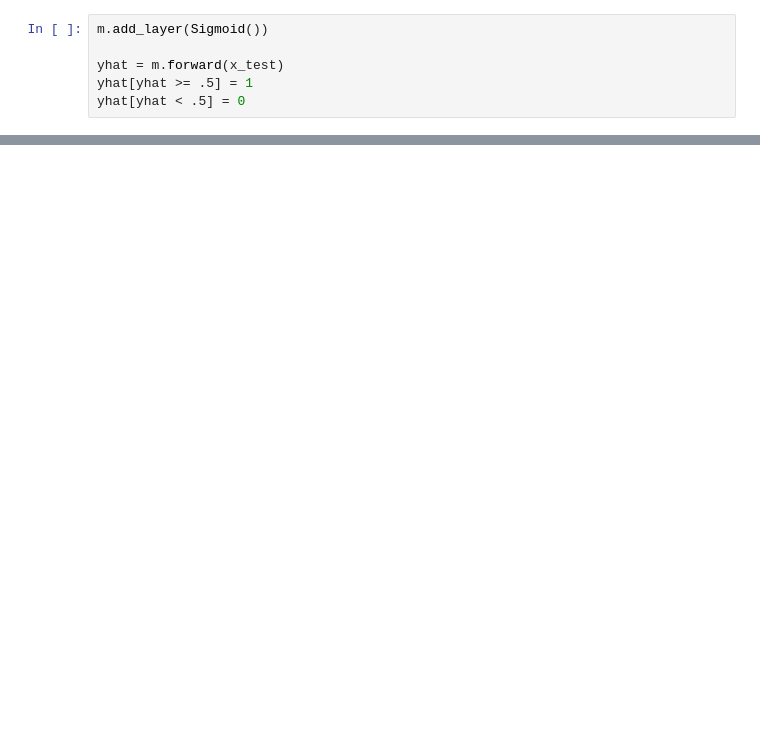
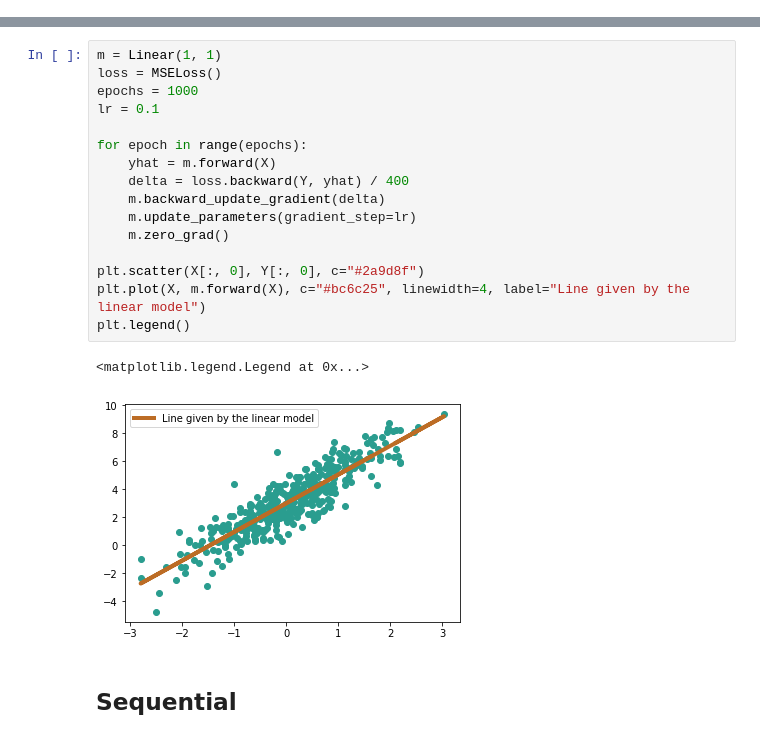
Before and after one commit to khiem2105/FakeTorch, a Jupyter notebook: src/test.ipynb, the cells around one changed output, grey strips where cells are left out. Cells and saved outputs as stored; diff of their text form; blank space fills up the shorter version.

```diff
--- a/src/test.ipynb
+++ b/src/test.ipynb
@@ -88,6 +0,0 @@ plt.legend()
-# %%
-m.add_layer(Sigmoid())
-
-yhat = m.forward(x_test)
-yhat[yhat >= .5] = 1
-yhat[yhat < .5] = 0
@@ -129,0 +27,21 @@ array([[0., 0., 0., ..., 0., 0., 1.],
+# %%
+m = Linear(1, 1)
+loss = MSELoss()
+epochs = 1000
+lr = 0.1
+
+for epoch in range(epochs):
+    yhat = m.forward(X)
+    delta = loss.backward(Y, yhat) / 400
+    m.backward_update_gradient(delta)
+    m.update_parameters(gradient_step=lr)
+    m.zero_grad()
+
+plt.scatter(X[:, 0], Y[:, 0], c="#2a9d8f")
+plt.plot(X, m.forward(X), c="#bc6c25", linewidth=4, label="Line given by the linear model")
+plt.legend()
+# %% [output]
+<matplotlib.legend.Legend at 0x...>
+[figure, added]
+# %% [markdown]
+## Sequential
```
Also changed, not shown: parts of 38 cells of this notebook, 9 other files.
